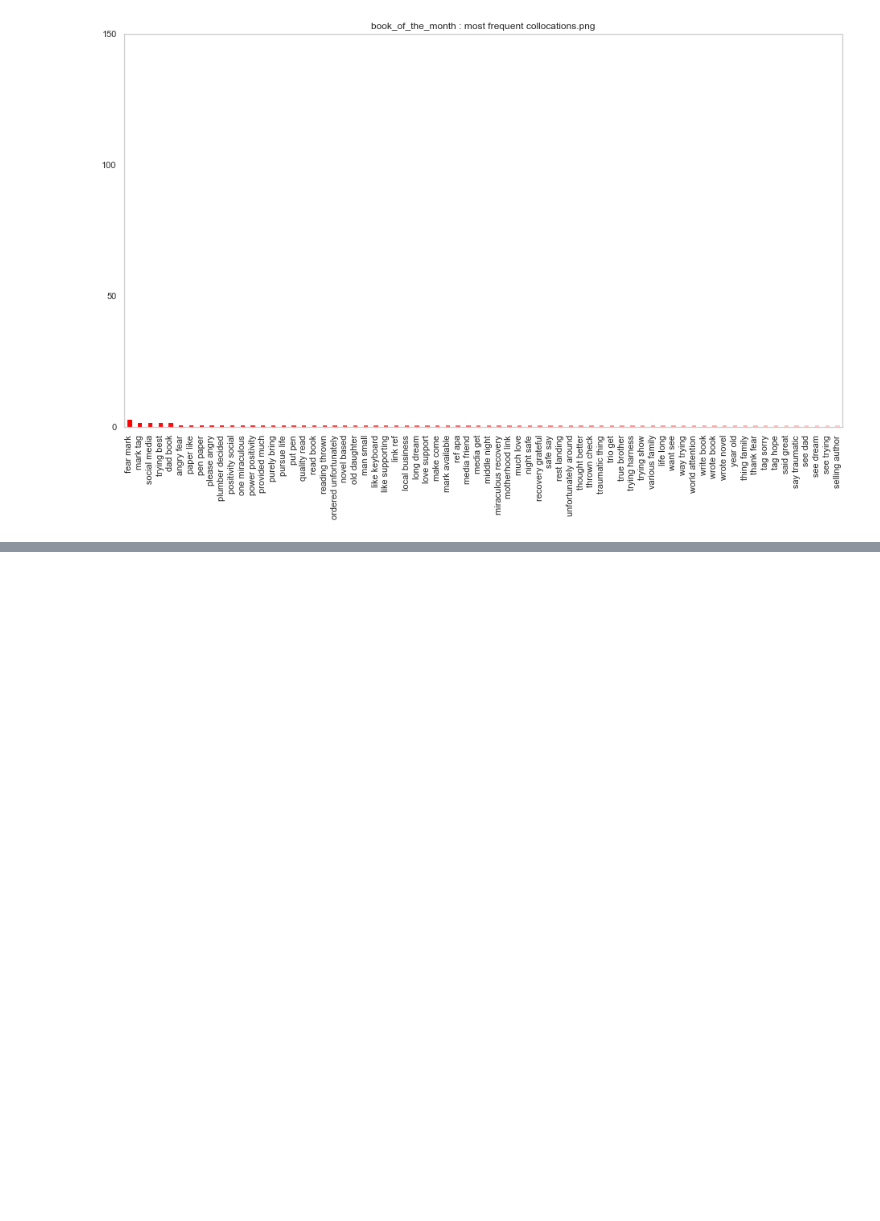
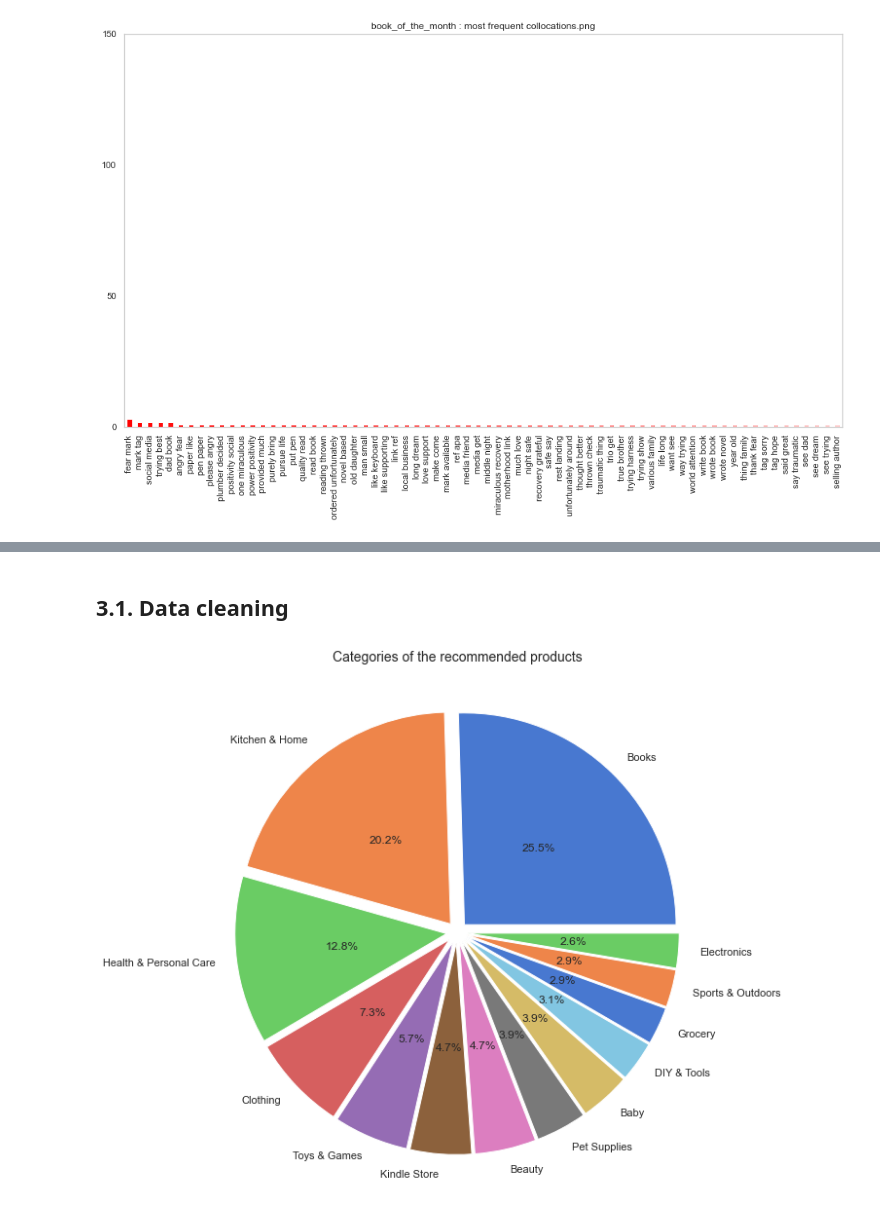
Before and after one commit to ViktoriaCsink/Forumdata_analysis, a Jupyter notebook: ForumData.ipynb, the cells around one changed output, grey strips where cells are left out. Cells and saved outputs as stored; diff of their text form; code cells hidden in the pictures; blank space fills up the shorter version.

```diff
--- a/ForumData.ipynb
+++ b/ForumData.ipynb
@@ -380,0 +376,6 @@ products.head(10)
+# %%
+#in case you are importing from the csv: the lists are turned into strings. Turn them back
+
+products = pd.read_csv('Product_information.csv')
+if type(products.loc[0, 'Product_category']) == str:
+     products['Product_category'] = [eval(products.loc[i, 'Product_category']) for i,v in products.iterrows()]
@@ -380,0 +384,27 @@ products.head(10)
+# %% [markdown]
+## 3.1. Data cleaning
+# %%
+#Get rid of empty strings
+
+for r,v in products.iterrows():
+
+    cats = products.loc[r, 'Product_category']
+
+    #delete empty
+    cats = [c for c in cats if c != '']
+
+    #delete if everything is empty
+    if not cats:
+        products = products.drop([r])
+
+    #only keep multiple recs in a message if they are all the same category
+    elif len(set(cats))>1:
+        products = products.drop([r])
+
+    else:
+        products['Product_category'][r] = cats[0]
+
+products = products.reset_index(drop=True)
+# %%
+# See the product categories
+counts = products.Product_category.value_counts()
@@ -380,0 +420,15 @@ products.head(10)
+# %%
+#Have a quick look at the categories
+
+os.chdir(viz)
+
+pie, ax = plt.subplots(figsize=[10,10])
+
+counts = counts[counts > 10]
+labels = counts.keys()
+values = counts.values
+plt.pie(x=values, autopct="%.1f%%", explode=[0.05]*len(counts), labels=labels, pctdistance=0.5)
+plt.title('Categories of the recommended products', fontsize=14);
+pie.savefig('Recommended_prodcuts.png')
+# %% [output]
+[figure, added]
```
Also changed, not shown: parts of 46 cells of this notebook, 2 other files.
